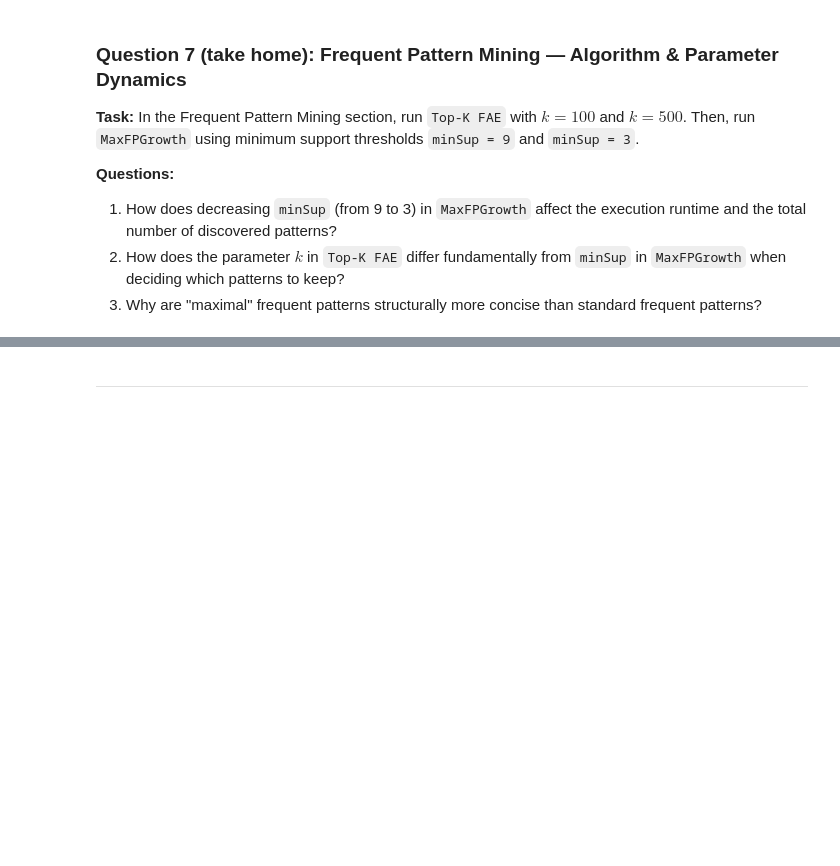
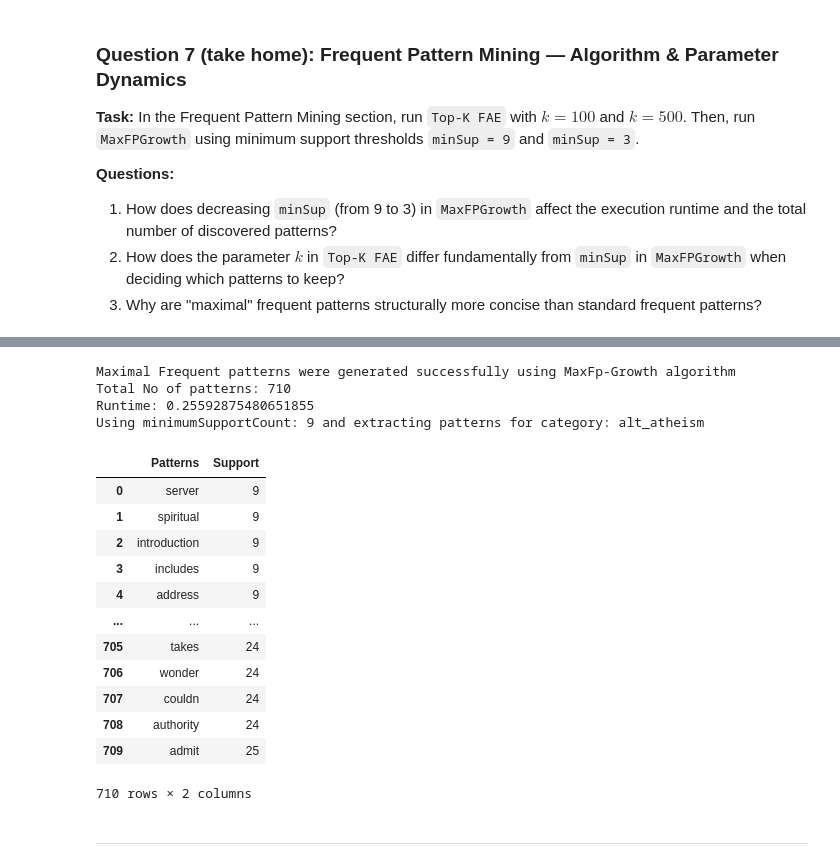
Before and after one commit to YJC714/DM2026-Lab1-Exercise, a Jupyter notebook: DM2026-Lab1-Master.ipynb, the cells around one changed output, grey strips where cells are left out. Drawn from its saved outputs; the diff is of its cells as text; code cells hidden in the pictures; blank space fills up the shorter version.

```diff
--- a/DM2026-Lab1-Master.ipynb
+++ b/DM2026-Lab1-Master.ipynb
@@ -2532,18 +2699,36 @@ frequentPatternsDF_k
 # %%
 # Maximal MaxFPGrowth Algorithm: try minSup = 9 and minSup = 3
 #This might take some seconds to process.
 from PAMI.frequentPattern.maximal import MaxFPGrowth as maxfp_alg
-minimumSupportCount = 3  #Change this value for Question 7 between 3 and 9
+minimumSupportCount = 9  #Change this value for Question 7 between 3 and 9
 # We use the term frequency processed files for this exercise
 obj_max = maxfp_alg.MaxFPGrowth(iFile=f'./output_files/term_freq/transactional_dbs/td_freq_db_{category}.csv', minSup=minimumSupportCount)    #initialize
 obj_max.mine()            #Start the mining process
 frequentPatternsDF_max_comp_graphics= obj_max.getPatternsAsDataFrame()
 print('Total No of patterns: ' + str(len(frequentPatternsDF_max_comp_graphics))) #print the total number of patterns
 print('Runtime: ' + str(obj_max.getRuntime())) #measure the runtime
 
 frequentPatternsDF_max = obj_max.getPatternsAsDataFrame()
 print(f"Using minimumSupportCount: {minimumSupportCount} and extracting patterns for category: {category}")
 frequentPatternsDF_max
+# %% [output]
+Maximal Frequent patterns were generated successfully using MaxFp-Growth algorithm
+Total No of patterns: 710
+Runtime: 0.25592875480651855
+Using minimumSupportCount: 9 and extracting patterns for category: alt_atheism
+|  | Patterns | Support |
+| 0 | server | 9 |
+| 1 | spiritual | 9 |
+| 2 | introduction | 9 |
+| 3 | includes | 9 |
+| 4 | address | 9 |
+| ... | ... | ... |
+| 705 | takes | 24 |
+| 706 | wonder | 24 |
+| 707 | couldn | 24 |
+| 708 | authority | 24 |
+| 709 | admit | 25 |
+710 rows × 2 columns
 # %% [markdown]
 ---
 # %% [markdown]
```
Also changed, not shown: parts of 24 cells of this notebook, 27 other files.
